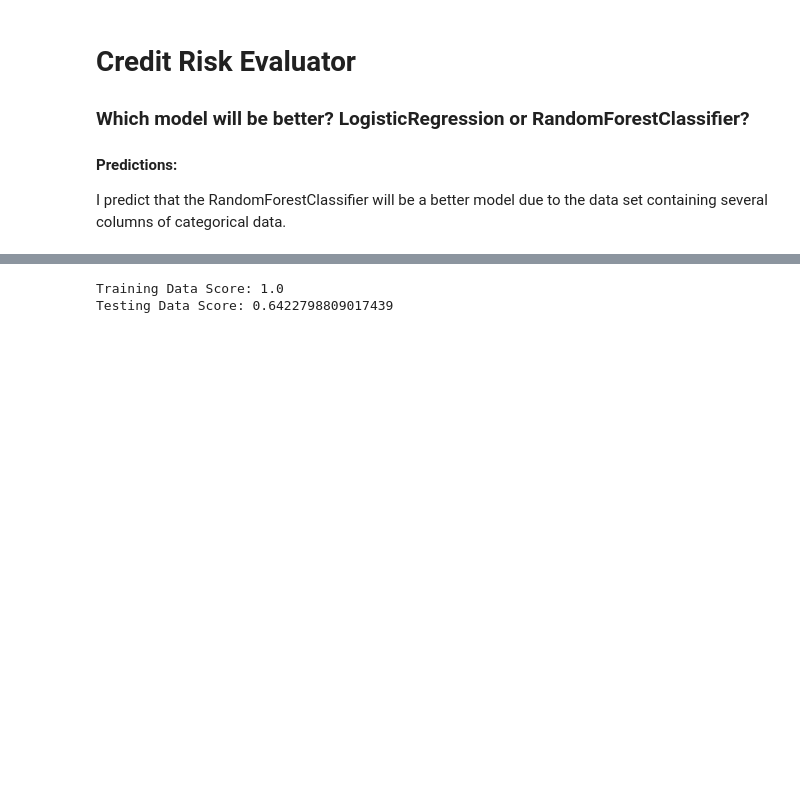
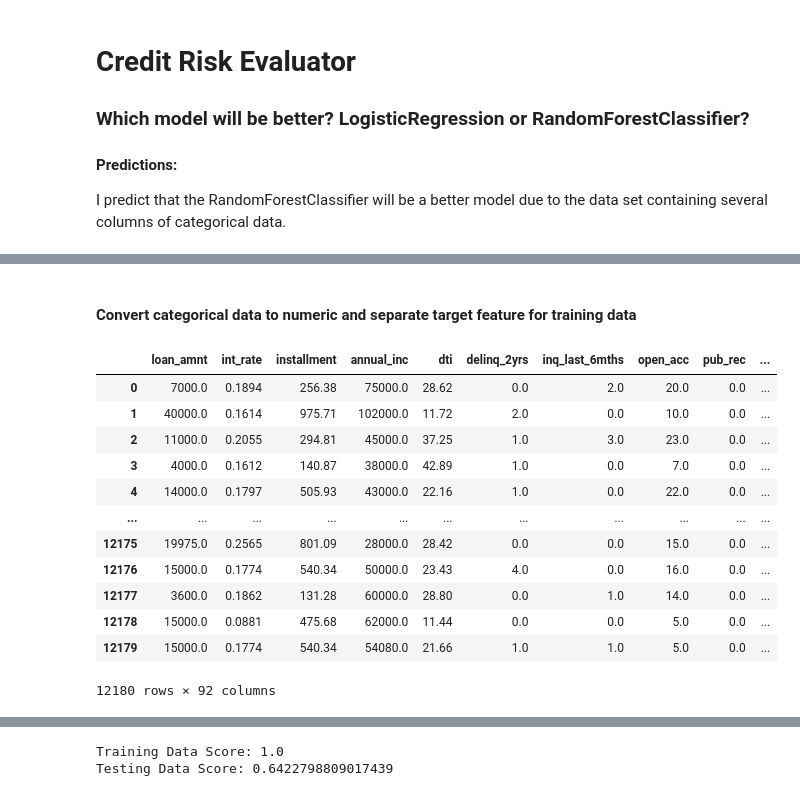
Before and after one commit to rb25s13/predicting-credit-risk-supervised-ml, a Jupyter notebook: Credit Risk Evaluator.ipynb, the cells around one changed output, grey strips where cells are left out. Saved outputs shown, nothing was run; the diff lists cells and outputs as text; code cells hidden in the pictures; blank space fills up the shorter version.

```diff
--- a/Credit Risk Evaluator.ipynb
+++ b/Credit Risk Evaluator.ipynb
@@ -21,8 +54,23 @@ test_df = pd.read_csv(Path('Resources/2020Q1loans.csv'))
+# %% [markdown]
+#### Convert categorical data to numeric and separate target feature for training data
 # %%
-# Convert categorical data to numeric and separate target feature for training data
 X_tr = train_df.drop('target', axis=1)
 pd.get_dummies(X_tr[['home_ownership', 'verification_status', 'pymnt_plan', 'initial_list_status', 'application_type', 'hardship_flag', 'debt_settlement_flag']])
 X_tr_dummies = pd.get_dummies(X_tr)
 # print(X_tr_dummies.columns)
 y_tr = LabelEncoder().fit_transform(train_df['target'])
-# X_tr_dummies.columns
+X_tr_dummies
+# %% [output]
+|  | loan_amnt | int_rate | installment | annual_inc | dti | delinq_2yrs | inq_last_6mths | open_acc | pub_rec | ... |
+| 0 | 7000.0 | 0.1894 | 256.38 | 75000.0 | 28.62 | 0.0 | 2.0 | 20.0 | 0.0 | ... |
+| 1 | 40000.0 | 0.1614 | 975.71 | 102000.0 | 11.72 | 2.0 | 0.0 | 10.0 | 0.0 | ... |
+| 2 | 11000.0 | 0.2055 | 294.81 | 45000.0 | 37.25 | 1.0 | 3.0 | 23.0 | 0.0 | ... |
+| 3 | 4000.0 | 0.1612 | 140.87 | 38000.0 | 42.89 | 1.0 | 0.0 | 7.0 | 0.0 | ... |
+| 4 | 14000.0 | 0.1797 | 505.93 | 43000.0 | 22.16 | 1.0 | 0.0 | 22.0 | 0.0 | ... |
+| ... | ... | ... | ... | ... | ... | ... | ... | ... | ... | ... |
+| 12175 | 19975.0 | 0.2565 | 801.09 | 28000.0 | 28.42 | 0.0 | 0.0 | 15.0 | 0.0 | ... |
+| 12176 | 15000.0 | 0.1774 | 540.34 | 50000.0 | 23.43 | 4.0 | 0.0 | 16.0 | 0.0 | ... |
+| 12177 | 3600.0 | 0.1862 | 131.28 | 60000.0 | 28.80 | 0.0 | 1.0 | 14.0 | 0.0 | ... |
+| 12178 | 15000.0 | 0.0881 | 475.68 | 62000.0 | 11.44 | 0.0 | 0.0 | 5.0 | 0.0 | ... |
+| 12179 | 15000.0 | 0.1774 | 540.34 | 54080.0 | 21.66 | 1.0 | 1.0 | 5.0 | 0.0 | ... |
+12180 rows × 92 columns
```
Also changed, not shown: parts of 21 cells of this notebook, 1 other file.
